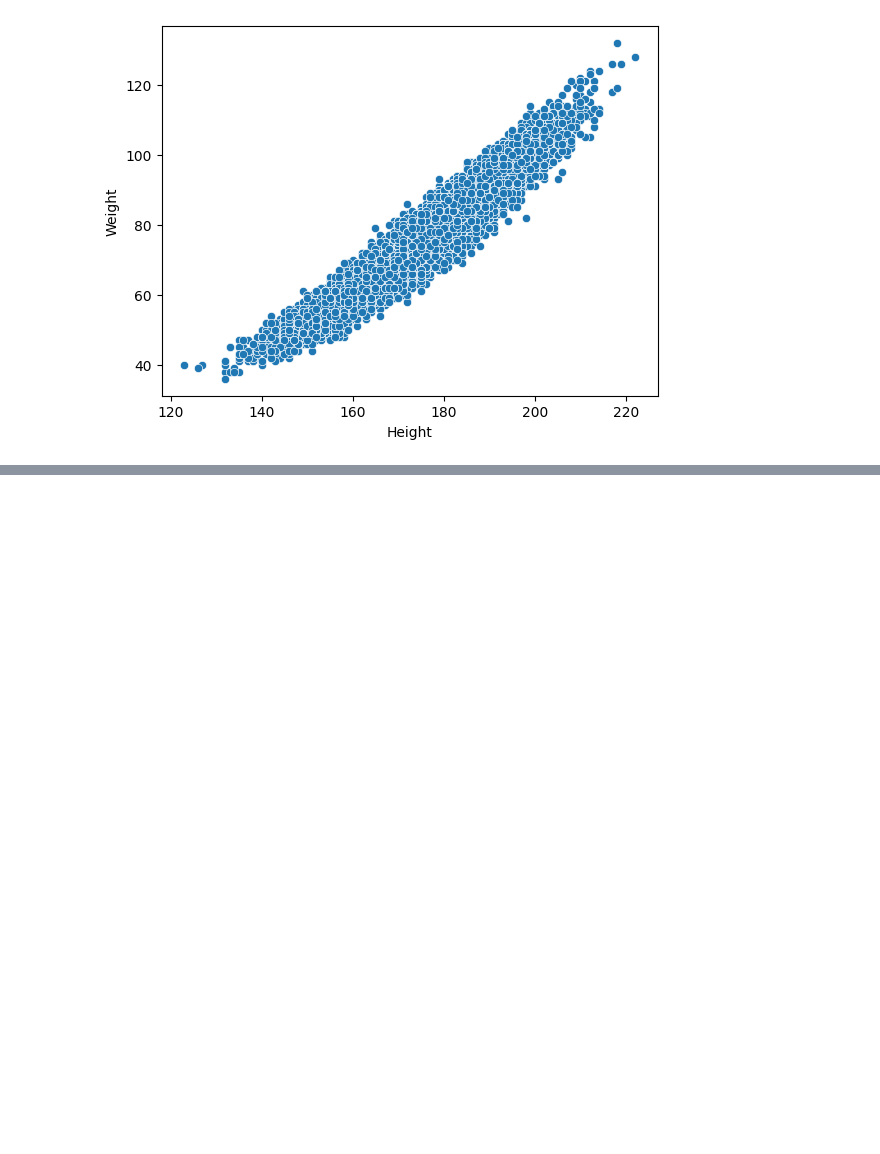
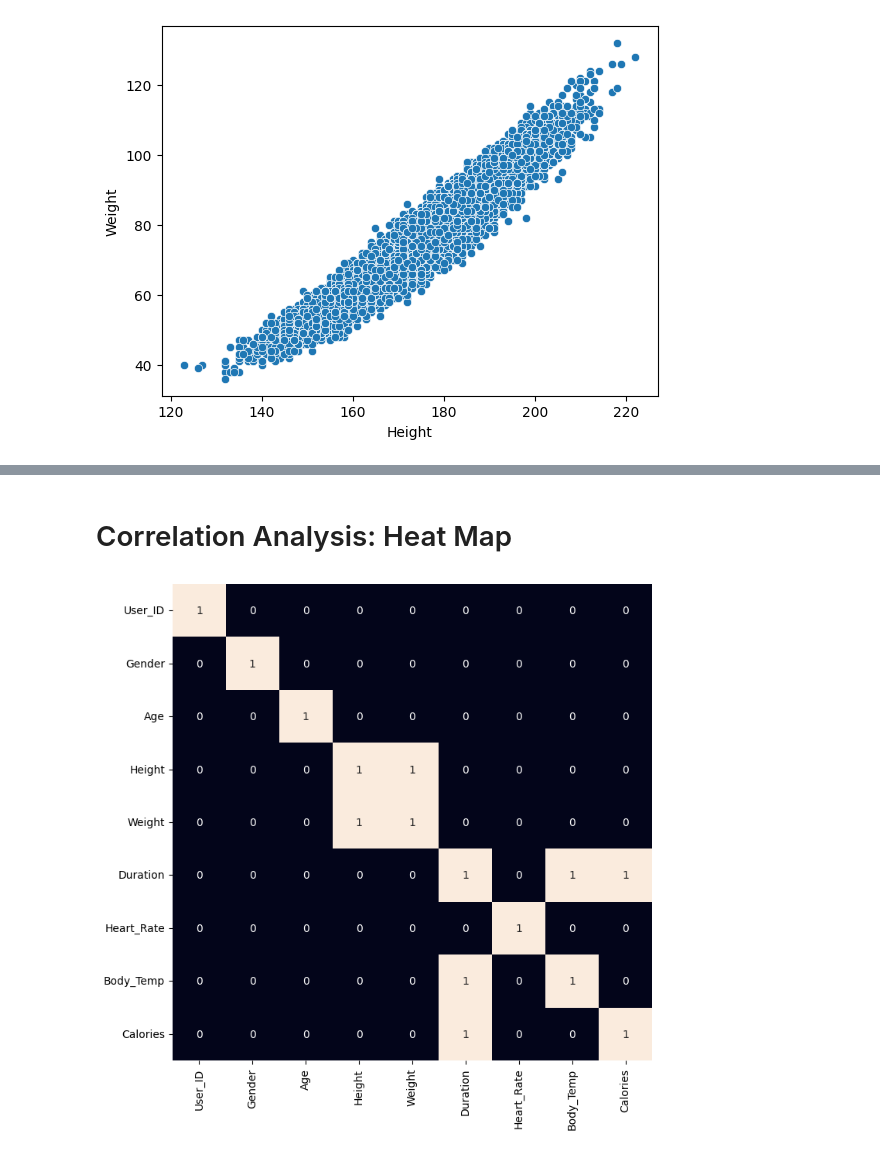
Before and after one commit to KevinKuslin/MachineLearning2025, a Jupyter notebook: SampleML.ipynb, the cells around one changed output, grey strips where cells are left out. Drawn from its saved outputs; the diff is of its cells as text; code cells hidden in the pictures; blank space fills up the shorter version.

```diff
--- a/SampleML.ipynb
+++ b/SampleML.ipynb
@@ -122,0 +147,3 @@ plt.show()
+# %%
+df.replace({'male': 0, 'female': 1}, inplace=True)
+df.head()
@@ -122,0 +157,8 @@ plt.show()
+# %% [markdown]
+# Correlation Analysis: Heat Map
+# %%
+plt.figure(figsize=(8, 8))
+sb.heatmap(df.corr() > 0.9, annot=True, cbar=False)
+plt.show()
+# %% [output]
+[figure, added]
```
Also changed, not shown: parts of 15 cells of this notebook.
